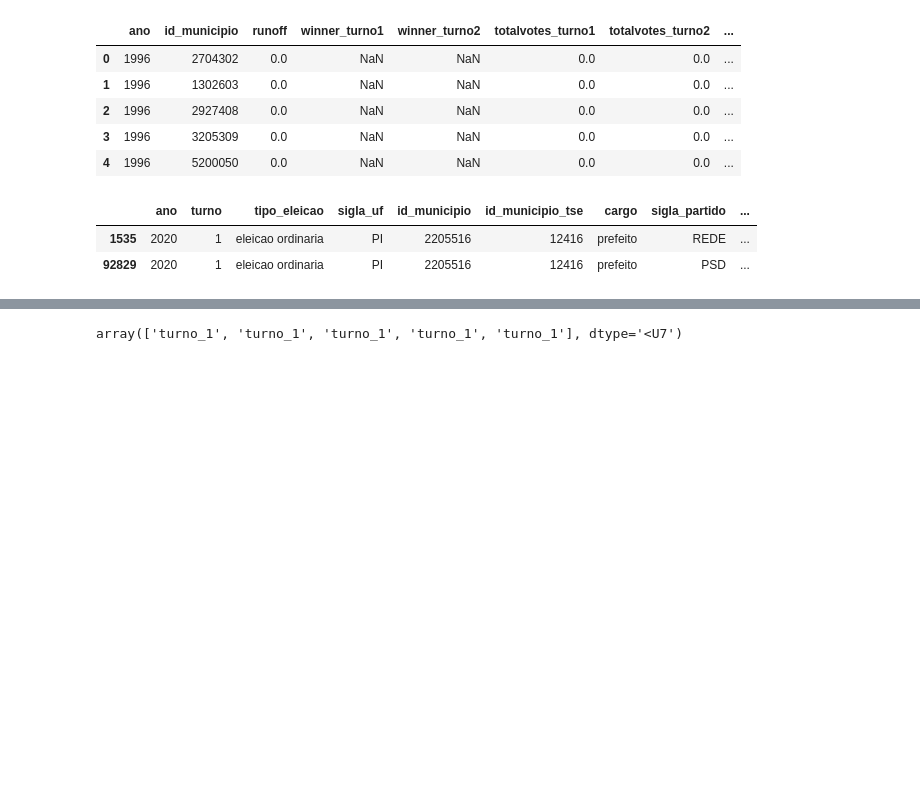
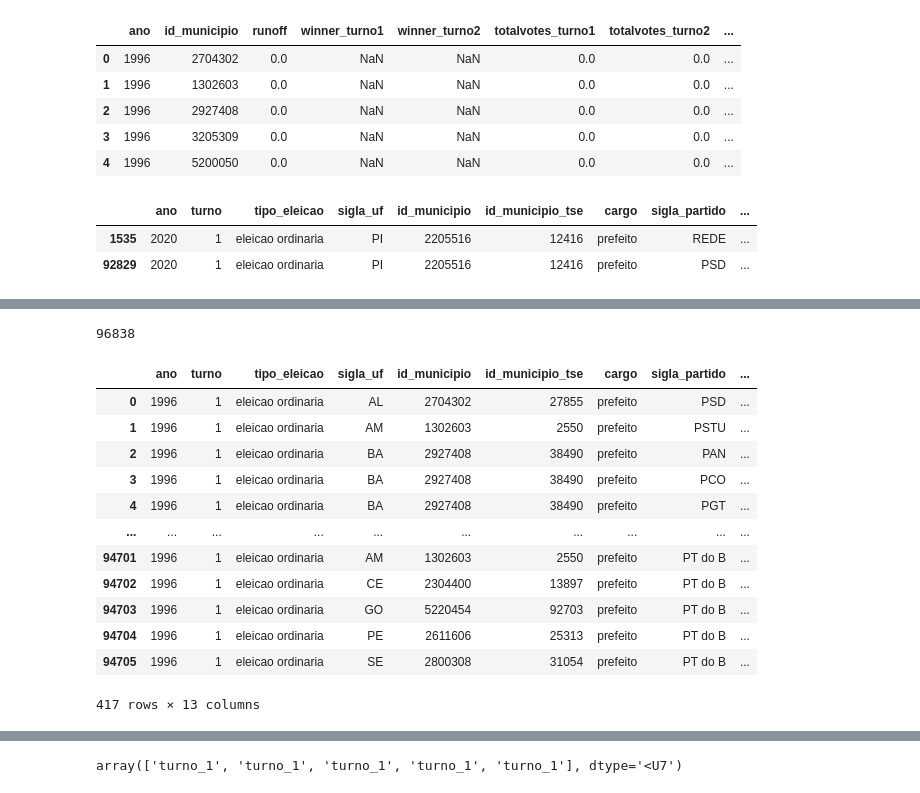
Before and after one commit to aulichney/Deforestation, a Jupyter notebook: CandPrefeitoDataProcessingNew.ipynb, the cells around one changed output, grey strips where cells are left out. Drawn from its saved outputs; the diff is of its cells as text; code cells hidden in the pictures; blank space fills up the shorter version.

```diff
--- a/CandPrefeitoDataProcessingNew.ipynb
+++ b/CandPrefeitoDataProcessingNew.ipynb
@@ -18,5 +43,7 @@ pathvote = '/Users/annieulichney/Library/CloudStorage/Box-Box/Deforestation_Mach
 df = pyreadr.read_r(path)['cand']
 vote = pyreadr.read_r(pathvote)['cand']
 
+vote = vote[vote.tipo_eleicao == 'eleicao ordinaria']
+
 df = df[~df.situacao.isin(['deferido', 'deferido com recurso', 'sub judice', 'pendente de julgamento',
                            'substituto majoritario pendente de julgamento', 'substituto pendente de julgamento'])]
@@ -418,0 +294,20 @@ def occupation_label(occ):
+# %%
+vote.shape[0]
+# %% [output]
+96838
+# %%
+vote[(vote.ano == 1996)&(vote.id_candidato_bd.isna())]
+# %% [output]
+|  | ano | turno | tipo_eleicao | sigla_uf | id_municipio | id_municipio_tse | cargo | sigla_partido | ... |
+| 0 | 1996 | 1 | eleicao ordinaria | AL | 2704302 | 27855 | prefeito | PSD | ... |
+| 1 | 1996 | 1 | eleicao ordinaria | AM | 1302603 | 2550 | prefeito | PSTU | ... |
+| 2 | 1996 | 1 | eleicao ordinaria | BA | 2927408 | 38490 | prefeito | PAN | ... |
+| 3 | 1996 | 1 | eleicao ordinaria | BA | 2927408 | 38490 | prefeito | PCO | ... |
+| 4 | 1996 | 1 | eleicao ordinaria | BA | 2927408 | 38490 | prefeito | PGT | ... |
+| ... | ... | ... | ... | ... | ... | ... | ... | ... | ... |
+| 94701 | 1996 | 1 | eleicao ordinaria | AM | 1302603 | 2550 | prefeito | PT do B | ... |
+| 94702 | 1996 | 1 | eleicao ordinaria | CE | 2304400 | 13897 | prefeito | PT do B | ... |
+| 94703 | 1996 | 1 | eleicao ordinaria | GO | 5220454 | 92703 | prefeito | PT do B | ... |
+| 94704 | 1996 | 1 | eleicao ordinaria | PE | 2611606 | 25313 | prefeito | PT do B | ... |
+| 94705 | 1996 | 1 | eleicao ordinaria | SE | 2800308 | 31054 | prefeito | PT do B | ... |
+417 rows × 13 columns
```
Also changed, not shown: parts of 51 cells of this notebook, 4 other files.
